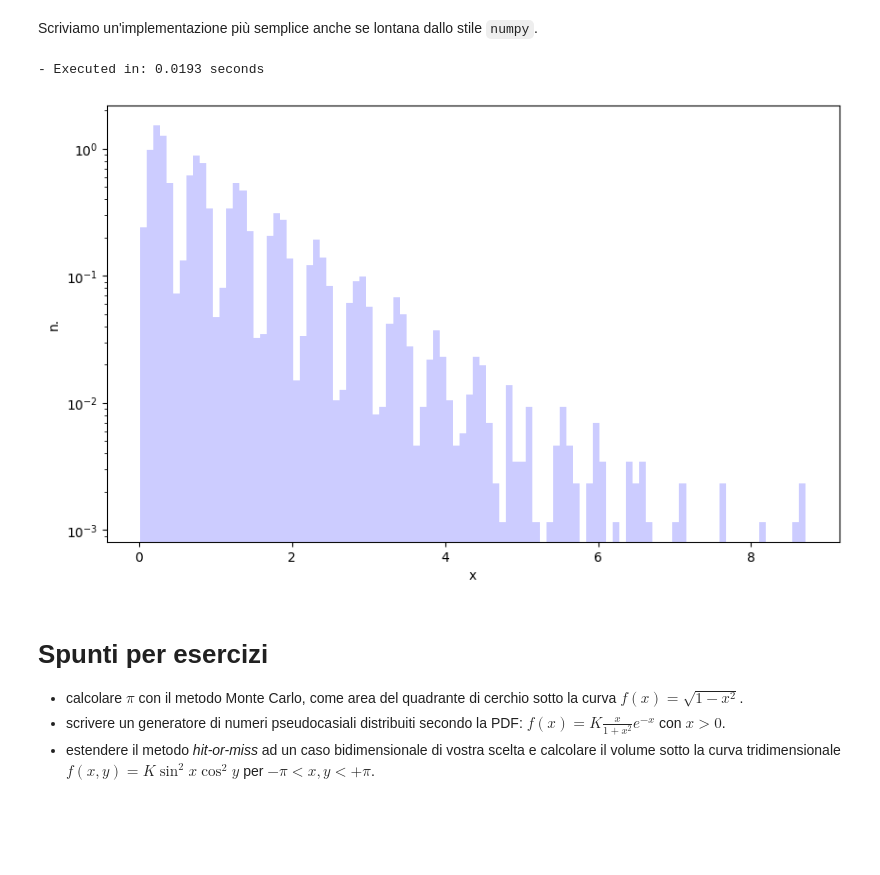
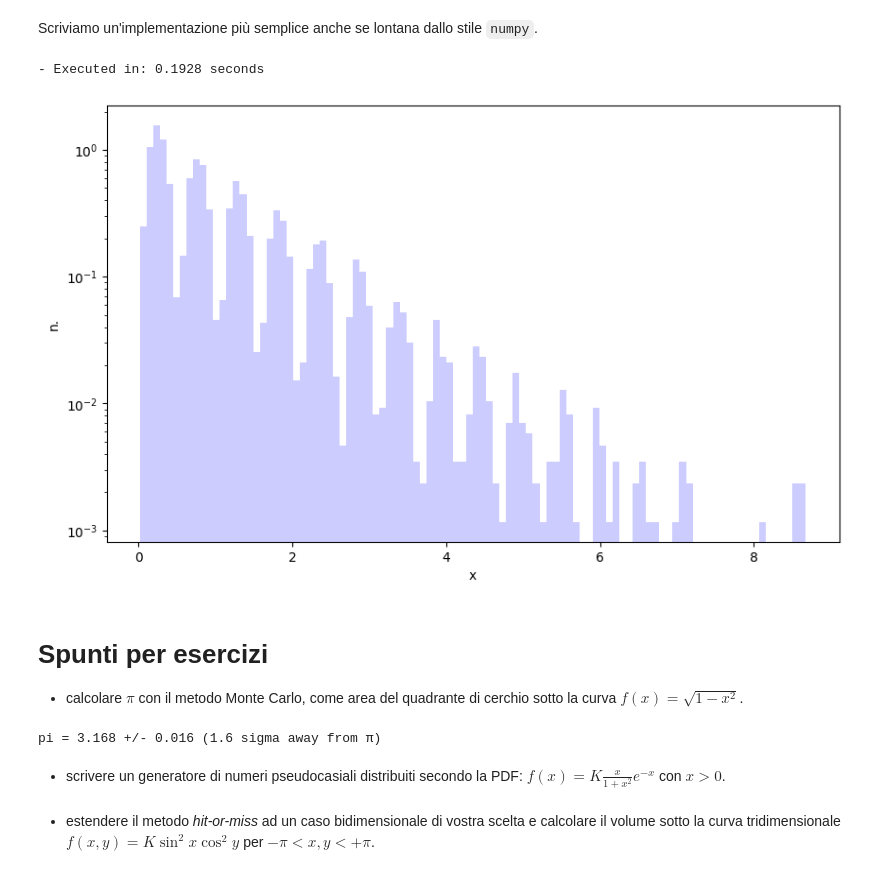
Before and after one commit to lucalista/analisi-dati-2025, a Jupyter notebook: 08.01.00__Metodi_Monte_Carlo.ipynb, the cells around one changed output. Saved outputs shown, nothing was run; the diff lists cells and outputs as text; code cells hidden in the pictures; blank space fills up the shorter version.

```diff
--- a/08.01.00__Metodi_Monte_Carlo.ipynb
+++ b/08.01.00__Metodi_Monte_Carlo.ipynb
@@ -158,7 +157,7 @@ $\phi = 2\pi r_\phi\in [0, 2\pi[$
 dove $r_\theta$ e $r_\phi$ sono generati uniformemente in $[0, 1[$.
 # %%
 def rnd_sph():
-    return math.acos(1 - 2*random.random()), 2*math.pi*random.random()
+    return math.acos(1 - 2*np.random.uniform()), 2*math.pi*np.random.uniform()
 # %%
 rnd_sph()
 # %% [output]
@@ -319,9 +328,9 @@ ys = np.empty(npts)
 hits = np.empty(npts)
 cols = np.empty(npts)
 for i in range(npts):
-    j = idx[prob_c<=random.random()][-1]
-    x = random.uniform(partition[j], partition[j+1])
-    y = random.uniform(0, max_f[j])
+    j = idx[prob_c<=np.random.uniform()][-1]
+    x = np.random.uniform(partition[j], partition[j+1])
+    y = np.random.uniform(0, max_f[j])
     hit = y<f_mc(x)
     xs[i], ys[i], hits[i] = x, y, hit
 print("\n- Executed in: %.4f seconds" % (time.time() - start_time))
@@ -442,26 +451,39 @@
 # %%
 omega = 6
 start_time = time.time()
 xs = []
 for i in range(npts):
-    x = -math.log(random.random())
-    h = random.random()
+    x = -math.log(np.random.uniform())
+    h = np.random.uniform()
     if h<math.sin(omega*x)**2:
         xs.append(x)
 print("\n- Executed in: %.4f seconds" % (time.time() - start_time))
 plt.figure(figsize=(10, 6))
 plt.hist(xs,density=True,bins=100, color='blue', alpha=0.2)
 plt.xlabel('x')
 plt.ylabel('n.')
 plt.yscale('log')
 plt.show()
 # %% [output]
-- Executed in: 0.0193 seconds
+- Executed in: 0.1928 seconds
-[figure, old version]
+[figure, new version]
+# %% [markdown]
+# Spunti per esercizi
+
+* calcolare $\pi$ con il metodo Monte Carlo, come area del quadrante di cerchio sotto la curva $f(x) = \sqrt{1-x^2}$.
+# %%
+N = 10000
+xs, ys = np.random.uniform(-1, 1, size= N), np.random.uniform(size = N)
+n = np.count_nonzero(xs**2 + ys**2 <1)
+f = n/N
+pi_hat = 4*f
+err = 4*math.sqrt(f*(1-f)/N)
+n_sigma = np.abs(pi_hat - math.pi)/err
+print("pi = {:.3f} +/- {:.3f} ({:.2} sigma away from π)".format(pi_hat, err, n_sigma))
+# %% [output]
+pi = 3.168 +/- 0.016 (1.6 sigma away from π)
+# %% [markdown]
+* scrivere un generatore di numeri pseudocasiali distribuiti secondo la PDF:
+$\displaystyle f(x)=K\frac{x}{1+x^2}e^{-x}$ con $x>  0$.
 # %% [markdown]
-# Spunti per esercizi
-
-* calcolare $\pi$ con il metodo Monte Carlo, come area del quadrante di cerchio sotto la curva $f(x) = \sqrt{1-x^2}$.
-* scrivere un generatore di numeri pseudocasiali distribuiti secondo la PDF:
-$\displaystyle f(x)=K\frac{x}{1+x^2}e^{-x}$ con $x>  0$.
 * estendere il metodo *hit-or-miss* ad un caso bidimensionale di vostra scelta e calcolare il volume sotto la curva tridimensionale $f(x,y)=K\sin^2 x \cos^2 y$ per $-\pi < x, y < +\pi$.
```
Also changed, not shown: parts of 24 cells of this notebook, 1 other file.
